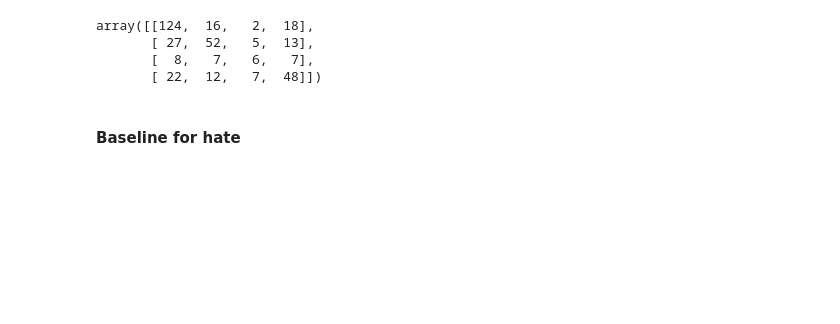
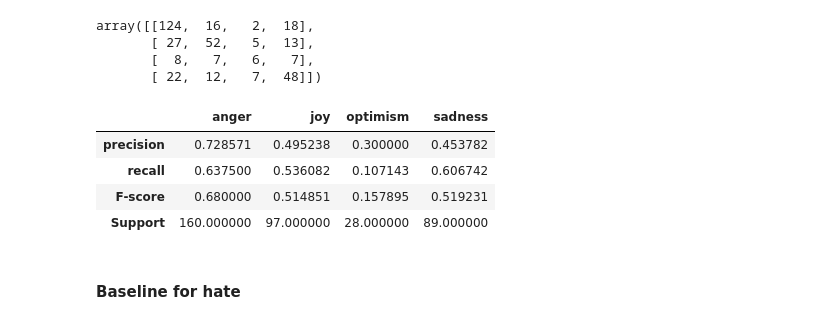
Before and after one commit to jonas-mika/twitter-hatespeech-detection, a Jupyter notebook: notebooks/project4.ipynb, the cells around one changed output. Cells and saved outputs as stored; diff of their text form; code cells hidden in the pictures; blank space fills up the shorter version.

```diff
--- a/notebooks/project4.ipynb
+++ b/notebooks/project4.ipynb
@@ -867,6 +902,14 @@ array([[124,  16,   2,  18],
        [ 27,  52,   5,  13],
        [  8,   7,   6,   7],
        [ 22,  12,   7,  48]])
+# %%
+model_prf_score("emotion",10,baseline)
+# %% [output]
+|  | anger | joy | optimism | sadness |
+| precision | 0.728571 | 0.495238 | 0.300000 | 0.453782 |
+| recall | 0.637500 | 0.536082 | 0.107143 | 0.606742 |
+| F-score | 0.680000 | 0.514851 | 0.157895 | 0.519231 |
+| Support | 160.000000 | 97.000000 | 28.000000 | 89.000000 |
 # %% [markdown]
 #### Baseline for hate
 # %%
```
Also changed, not shown: parts of 13 cells of this notebook.
